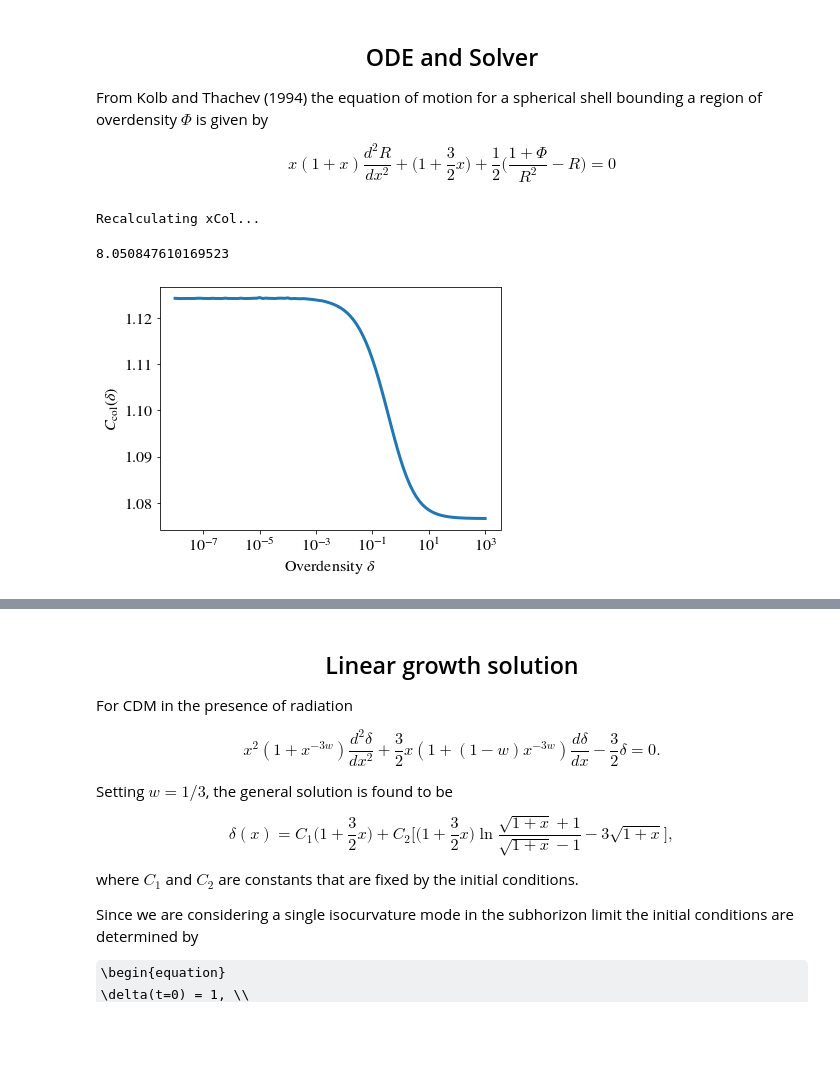
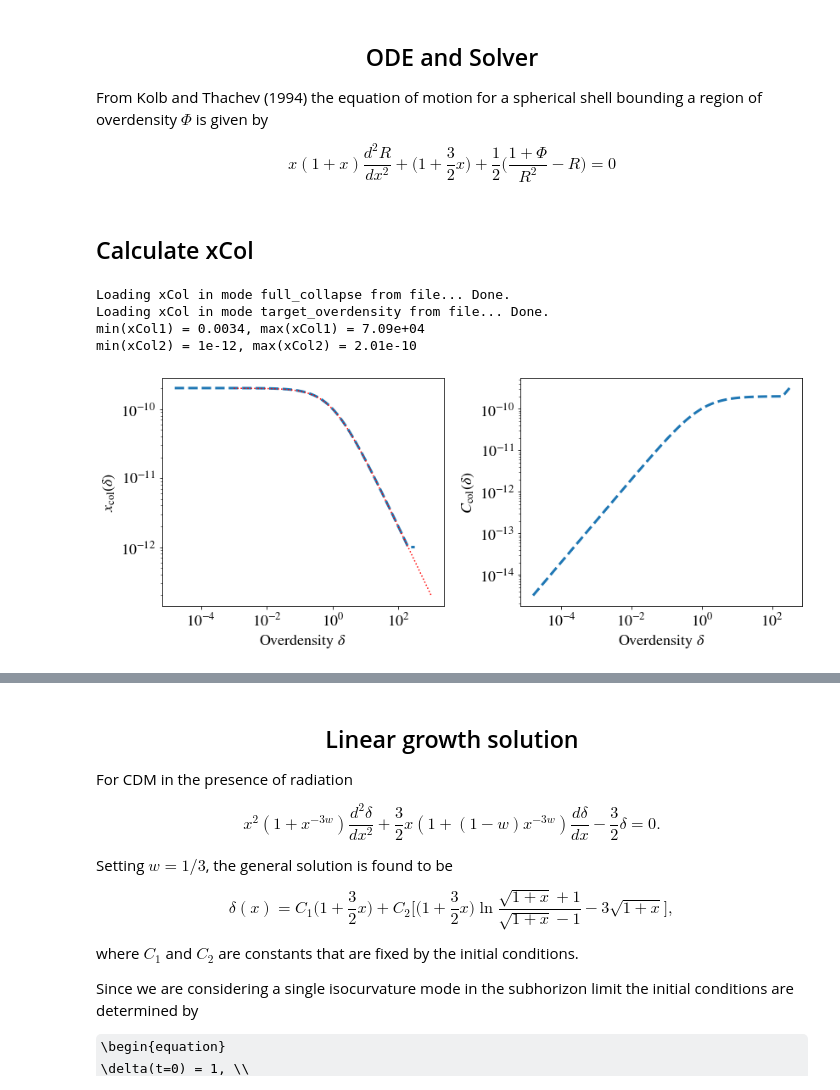
Before and after one commit to David-Ellis/m3p_merger, a Jupyter notebook: DensityThreshold.ipynb, the cells around one changed output, grey strips where cells are left out. Saved outputs shown, nothing was run; the diff lists cells and outputs as text; code cells hidden in the pictures; some formulas as TeX source; blank space fills up the shorter version.

Commit message:
Expanded xcol calculation to allow for collapse being defined as the point the shell contains a specific overdensity

```diff
--- a/DensityThreshold.ipynb
+++ b/DensityThreshold.ipynb
@@ -60,36 +107,43 @@ def KTsolve(x, phis, y0 = [1,0]):
-# %%
-recalc_xCol = False
-
-if not os.path.isfile("threshold_data/xCol.npy") or recalc_xCol:
-    print("Recalculating xCol...")
-
-    # if the data directory doesn't exist then make one
-    if not os.path.isdir("threshold_data"):
-        os.mkdir("threshold_data")
-
-    phis = np.logspace(-8, 3, int(1e2))
-    x = np.logspace(-10, 10, int(5e6))
-    R, xTa, RTA = KTsolve(x, phis)
-
-    xCol = np.zeros(len(R))
-    for i in range(len(R)):
-        xCol[i] = max(x[R[i]>0])
-
-    np.save("./threshold_data/xCol.npy", [phis, xCol])
-else:
-    print("Loading xCol from file...")
-    phis, xCol = np.load("./threshold_data/xCol.npy", allow_pickle = True)
-# %% [output]
-Recalculating xCol...
-# %%
-plt.figure(figsize = (6,4.5))
-plt.semilogx(phis, xCol*phis, lw = 3)
-plt.ylabel("$C_{\mathrm{col}}(\delta)$")
-plt.xlabel("Overdensity $\delta$")
-plt.tight_layout()
-plt.savefig("CollapseConstant.pdf")
-
-print(np.log10(max(xCol)))
-# %% [output]
-8.050847610169523
-[figure, removed]
+# %% [markdown]
+## Calculate xCol
+# %%
+phis = np.logspace(-4.8, 2.5, int(1e2))
+xrange = np.logspace(-12, 5, int(5e6))
+
+_, xCol1 = calc_xCol(phis, xrange, mode = "full_collapse")
+
+_, xCol2 = calc_xCol(phis, xrange, mode = "target_overdensity", target_overdensity=200)#, force_recalc=True)
+
+fig = plt.figure(figsize = (12,5))
+ax1 = fig.add_subplot(121)
+ax2 = fig.add_subplot(122)
+
+#ax1.loglog(phis, xCol1, lw = 3)
+ax1.loglog(phis, xCol2,"--" ,lw = 3)
+dtest = np.logspace(-3,3,100)
+xtest = 1e-8/(1+dtest)*10**(-1.7)
+ax1.loglog(dtest, xtest, "r:")
+
+#ax2.loglog(phis, xCol1*phis, lw = 3)
+ax2.loglog(phis, xCol2*phis,"--" ,lw = 3)
+
+
+
+ax1.set_ylabel("$x_{\mathrm{col}}(\delta)$")
+ax1.set_xlabel("Overdensity $\delta$")
+
+ax2.set_ylabel("$C_{\mathrm{col}}(\delta)$")
+ax2.set_xlabel("Overdensity $\delta$")
+
+plt.tight_layout()
+
+fig.savefig("CollapseConstant.pdf")
+
+print("min(xCol1) = {:.3}, max(xCol1) = {:.3}".format(min(xCol1), max(xCol1)))
+print("min(xCol2) = {:.3}, max(xCol2) = {:.3}".format(min(xCol2), max(xCol2)))
+# %% [output]
+Loading xCol in mode full_collapse from file... Done.
+Loading xCol in mode target_overdensity from file... Done.
+min(xCol1) = 0.0034, max(xCol1) = 7.09e+04
+min(xCol2) = 1e-12, max(xCol2) = 2.01e-10
+[figure, added]
```
Also changed, not shown: parts of 7 cells of this notebook.
